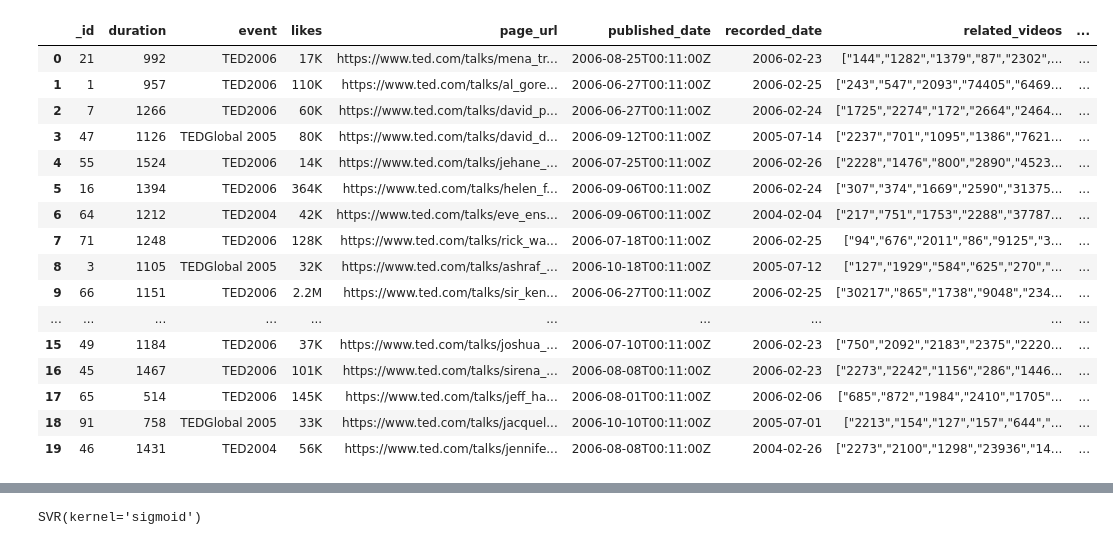
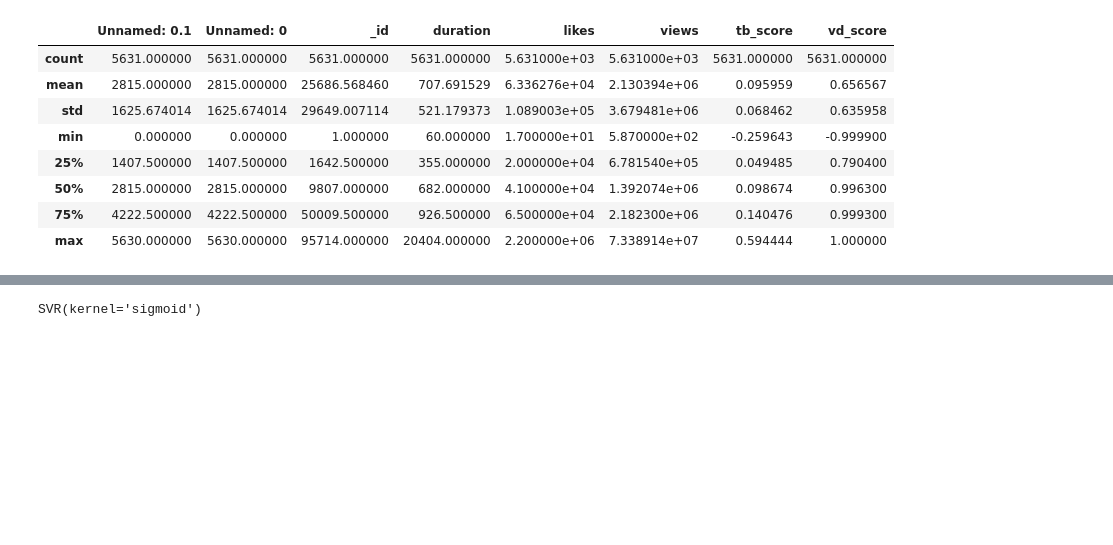
Before and after one commit to kwonionsoup/TedTalk-Popularity-Prediction, a Jupyter notebook: SVR.ipynb, the cells around one changed output, grey strips where cells are left out. Saved outputs shown, nothing was run; the diff lists cells and outputs as text; code cells hidden in the pictures; blank space fills up the shorter version.

```diff
--- a/SVR.ipynb
+++ b/SVR.ipynb
@@ -11,24 +11,16 @@ from sklearn.model_selection import train_test_split
 from sklearn.preprocessing import StandardScaler
 from sklearn.preprocessing import MultiLabelBinarizer
 # %%
-df = pd.read_csv("talks_info.csv")
+df = pd.read_csv("data\data_sentiment_analysis.csv")
 #df = df[0:20]
-#df
+df.describe()
 # %% [output]
-|  | _id | duration | event | likes | page_url | published_date | recorded_date | related_videos | ... |
-| 0 | 21 | 992 | TED2006 | 17K | https://www.ted.com/talks/mena_tr... | 2006-08-25T00:11:00Z | 2006-02-23 | ["144","1282","1379","87","2302",... | ... |
-| 1 | 1 | 957 | TED2006 | 110K | https://www.ted.com/talks/al_gore... | 2006-06-27T00:11:00Z | 2006-02-25 | ["243","547","2093","74405","6469... | ... |
-| 2 | 7 | 1266 | TED2006 | 60K | https://www.ted.com/talks/david_p... | 2006-06-27T00:11:00Z | 2006-02-24 | ["1725","2274","172","2664","2464... | ... |
-| 3 | 47 | 1126 | TEDGlobal 2005 | 80K | https://www.ted.com/talks/david_d... | 2006-09-12T00:11:00Z | 2005-07-14 | ["2237","701","1095","1386","7621... | ... |
-| 4 | 55 | 1524 | TED2006 | 14K | https://www.ted.com/talks/jehane_... | 2006-07-25T00:11:00Z | 2006-02-26 | ["2228","1476","800","2890","4523... | ... |
-| 5 | 16 | 1394 | TED2006 | 364K | https://www.ted.com/talks/helen_f... | 2006-09-06T00:11:00Z | 2006-02-24 | ["307","374","1669","2590","31375... | ... |
-| 6 | 64 | 1212 | TED2004 | 42K | https://www.ted.com/talks/eve_ens... | 2006-09-06T00:11:00Z | 2004-02-04 | ["217","751","1753","2288","37787... | ... |
-| 7 | 71 | 1248 | TED2006 | 128K | https://www.ted.com/talks/rick_wa... | 2006-07-18T00:11:00Z | 2006-02-25 | ["94","676","2011","86","9125","3... | ... |
-| 8 | 3 | 1105 | TEDGlobal 2005 | 32K | https://www.ted.com/talks/ashraf_... | 2006-10-18T00:11:00Z | 2005-07-12 | ["127","1929","584","625","270","... | ... |
-| 9 | 66 | 1151 | TED2006 | 2.2M | https://www.ted.com/talks/sir_ken... | 2006-06-27T00:11:00Z | 2006-02-25 | ["30217","865","1738","9048","234... | ... |
-| ... | ... | ... | ... | ... | ... | ... | ... | ... | ... |
-| 15 | 49 | 1184 | TED2006 | 37K | https://www.ted.com/talks/joshua_... | 2006-07-10T00:11:00Z | 2006-02-23 | ["750","2092","2183","2375","2220... | ... |
-| 16 | 45 | 1467 | TED2006 | 101K | https://www.ted.com/talks/sirena_... | 2006-08-08T00:11:00Z | 2006-02-23 | ["2273","2242","1156","286","1446... | ... |
-| 17 | 65 | 514 | TED2006 | 145K | https://www.ted.com/talks/jeff_ha... | 2006-08-01T00:11:00Z | 2006-02-06 | ["685","872","1984","2410","1705"... | ... |
-| 18 | 91 | 758 | TEDGlobal 2005 | 33K | https://www.ted.com/talks/jacquel... | 2006-10-10T00:11:00Z | 2005-07-01 | ["2213","154","127","157","644","... | ... |
-| 19 | 46 | 1431 | TED2004 | 56K | https://www.ted.com/talks/jennife... | 2006-08-08T00:11:00Z | 2004-02-26 | ["2273","2100","1298","23936","14... | ... |
+|  | Unnamed: 0.1 | Unnamed: 0 | _id | duration | likes | views | tb_score | vd_score |
+| count | 5631.000000 | 5631.000000 | 5631.000000 | 5631.000000 | 5.631000e+03 | 5.631000e+03 | 5631.000000 | 5631.000000 |
+| mean | 2815.000000 | 2815.000000 | 25686.568460 | 707.691529 | 6.336276e+04 | 2.130394e+06 | 0.095959 | 0.656567 |
+| std | 1625.674014 | 1625.674014 | 29649.007114 | 521.179373 | 1.089003e+05 | 3.679481e+06 | 0.068462 | 0.635958 |
+| min | 0.000000 | 0.000000 | 1.000000 | 60.000000 | 1.700000e+01 | 5.870000e+02 | -0.259643 | -0.999900 |
+| 25% | 1407.500000 | 1407.500000 | 1642.500000 | 355.000000 | 2.000000e+04 | 6.781540e+05 | 0.049485 | 0.790400 |
+| 50% | 2815.000000 | 2815.000000 | 9807.000000 | 682.000000 | 4.100000e+04 | 1.392074e+06 | 0.098674 | 0.996300 |
+| 75% | 4222.500000 | 4222.500000 | 50009.500000 | 926.500000 | 6.500000e+04 | 2.182300e+06 | 0.140476 | 0.999300 |
+| max | 5630.000000 | 5630.000000 | 95714.000000 | 20404.000000 | 2.200000e+06 | 7.338914e+07 | 0.594444 | 1.000000 |
```
Also changed, not shown: parts of 14 cells of this notebook, 1 other file.
